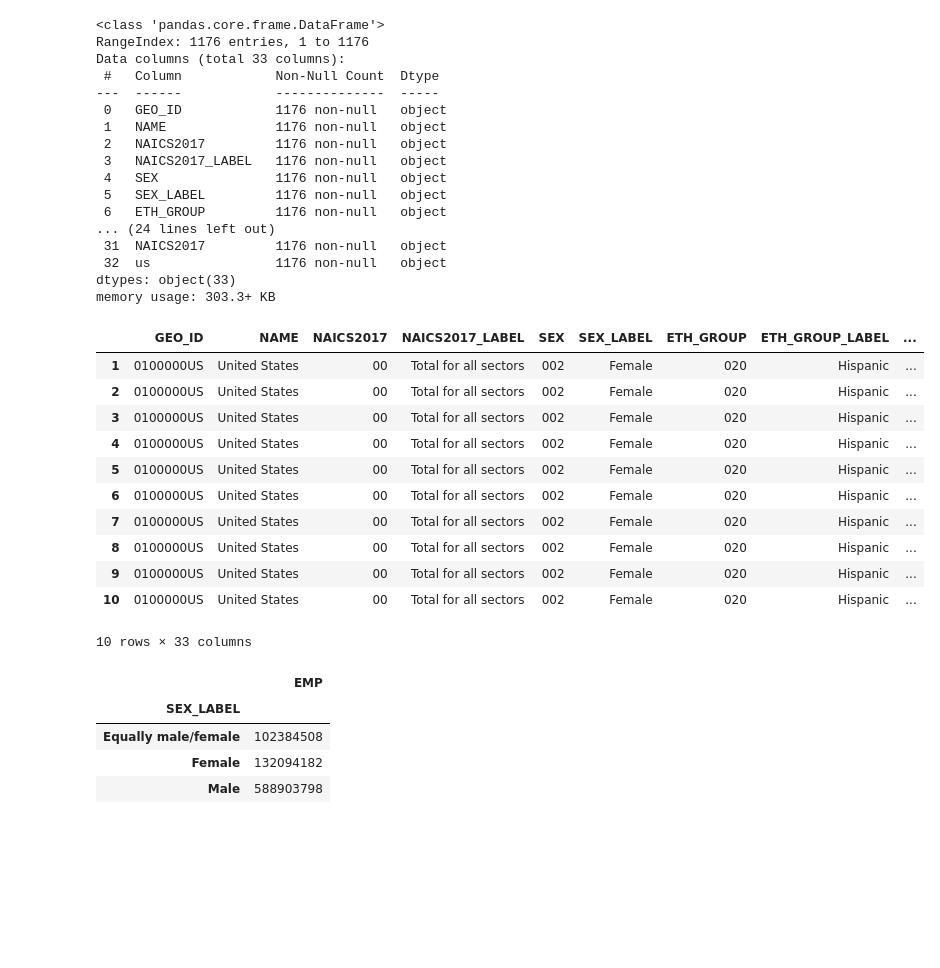
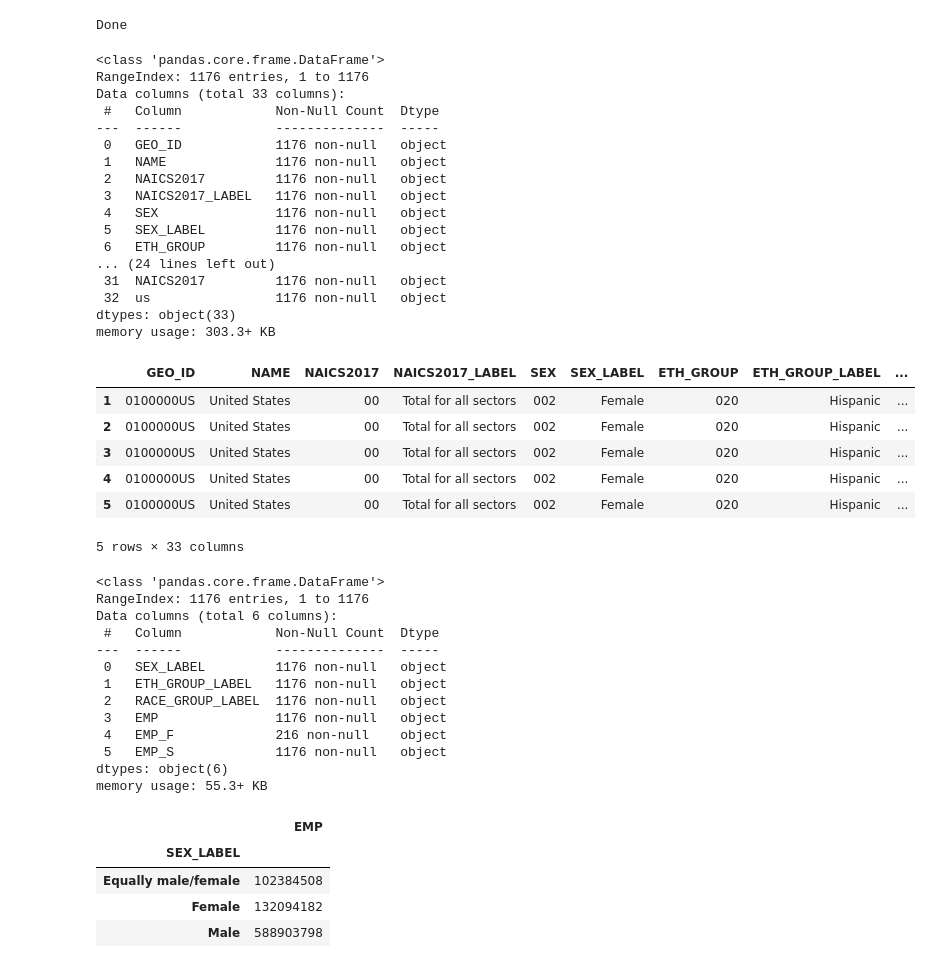
Before and after one commit to czn0023/CensusAPI, a Jupyter notebook: Visualizations.ipynb, the cells around one changed output. Cells and saved outputs as stored; diff of their text form; code cells hidden in the pictures; blank space fills up the shorter version.

```diff
--- a/Visualizations.ipynb
+++ b/Visualizations.ipynb
@@ -11,47 +11,80 @@ def jprint(obj):
     print(text)
 
 api_key = '17c351b702fe133b97f4d097617788e6315c2f49'
-base_url = "https://api.census.gov/data/2018/abscs?get=GEO_ID,NAME,NAICS2017,NAICS2017_LABEL,SEX,SEX_LABEL,ETH_GROUP,ETH_GROUP_LABEL,RACE_GROUP,RACE_GROUP_LABEL,VET_GROUP,VET_GROUP_LABEL,EMPSZFI,EMPSZFI_LABEL,YEAR,FIRMPDEMP,FIRMPDEMP_F,RCPPDEMP,RCPPDEMP_F,EMP,EMP_F,PAYANN,PAYANN_F,FIRMPDEMP_S,FIRMPDEMP_S_F,RCPPDEMP_S,RCPPDEMP_S_F,EMP_S,EMP_S_F,PAYANN_S,PAYANN_S_F&for=us:*&NAICS2017=00&key="
-complete_url = base_url + api_key
-response = requests.get(complete_url)
-data = response.json()
-with open('data.json', 'w') as f:
-    json.dump(data, f)
+base_url1 = "https://api.census.gov/data/2018/abscs?get=GEO_ID,NAME,NAICS2017,NAICS2017_LABEL,SEX,SEX_LABEL,ETH_GROUP,ETH_GROUP_LABEL,RACE_GROUP,RACE_GROUP_LABEL,VET_GROUP,VET_GROUP_LABEL,EMPSZFI,EMPSZFI_LABEL,YEAR,FIRMPDEMP,FIRMPDEMP_F,RCPPDEMP,RCPPDEMP_F,EMP,EMP_F,PAYANN,PAYANN_F,FIRMPDEMP_S,FIRMPDEMP_S_F,RCPPDEMP_S,RCPPDEMP_S_F,EMP_S,EMP_S_F,PAYANN_S,PAYANN_S_F&for=us:*&NAICS2017=00&key="
+base_url2 = "https://api.census.gov/data/2018/abscb?get=GEO_ID,NAME,NAICS2017,NAICS2017_LABEL,SEX,SEX_LABEL,ETH_GROUP,ETH_GROUP_LABEL,RACE_GROUP,RACE_GROUP_LABEL,VET_GROUP,VET_GROUP_LABEL,QDESC,QDESC_LABEL,BUSCHAR,BUSCHAR_LABEL,YEAR,FIRMPDEMP,FIRMPDEMP_F,FIRMPDEMP_PCT,FIRMPDEMP_PCT_F,RCPPDEMP,RCPPDEMP_F,RCPPDEMP_PCT,RCPPDEMP_PCT_F,EMP,EMP_F,EMP_PCT,EMP_PCT_F,PAYANN,PAYANN_F,PAYANN_PCT,PAYANN_PCT_F,FIRMPDEMP_S,FIRMPDEMP_S_F,FIRMPDEMP_PCT_S,FIRMPDEMP_PCT_S_F,RCPPDEMP_S,RCPPDEMP_S_F,RCPPDEMP_PCT_S,RCPPDEMP_PCT_S_F,EMP_S,EMP_S_F,EMP_PCT_S,EMP_PCT_S_F,PAYANN_S,PAYANN_S_F,PAYANN_PCT_S,PAYANN_PCT_S_F&for=us:*&key="
+base_url3 = "https://api.census.gov/data/2018/abscbo?get=GEO_ID,NAME,NAICS2017,NAICS2017_LABEL,OWNER_SEX,OWNER_SEX_LABEL,OWNER_ETH,OWNER_ETH_LABEL,OWNER_RACE,OWNER_RACE_LABEL,OWNER_VET,OWNER_VET_LABEL,QDESC,QDESC_LABEL,OWNCHAR,OWNCHAR_LABEL,YEAR,OWNPDEMP,OWNPDEMP_F,OWNPDEMP_PCT,OWNPDEMP_PCT_F,OWNPDEMP_S,OWNPDEMP_S_F,OWNPDEMP_PCT_S,OWNPDEMP_PCT_S_F&for=us:*&key="
+base_url4 = "https://api.census.gov/data/2018/abstcb?get=GEO_ID,NAME,NAICS2017,NAICS2017_LABEL,SEX,SEX_LABEL,ETH_GROUP,ETH_GROUP_LABEL,RACE_GROUP,RACE_GROUP_LABEL,VET_GROUP,VET_GROUP_LABEL,NSFSZFI,NSFSZFI_LABEL,FACTORS_P,FACTORS_P_LABEL,YEAR,FIRMPDEMP,FIRMPDEMP_F,FIRMPDEMP_PCT,FIRMPDEMP_PCT_F,RCPPDEMP,RCPPDEMP_F,RCPPDEMP_PCT,RCPPDEMP_PCT_F,EMP,EMP_F,EMP_PCT,EMP_PCT_F,PAYANN,PAYANN_F,PAYANN_PCT,PAYANN_PCT_F,FIRMPDEMP_S,FIRMPDEMP_S_F,FIRMPDEMP_PCT_S,FIRMPDEMP_PCT_S_F,RCPPDEMP_S,RCPPDEMP_S_F,RCPPDEMP_PCT_S,RCPPDEMP_PCT_S_F,EMP_S,EMP_S_F,EMP_PCT_S,EMP_PCT_S_F,PAYANN_S,PAYANN_S_F,PAYANN_PCT_S,PAYANN_PCT_S_F&for=us:*&key="
+complete_url1 = base_url1 + api_key
+complete_url2 = base_url2 + api_key
+complete_url3 = base_url3 + api_key
+complete_url4 = base_url4 + api_key
+response1 = requests.get(complete_url1)
+response2 = requests.get(complete_url2)
+response3 = requests.get(complete_url3)
+response4 = requests.get(complete_url4)
+data1 = response1.json()
+data2 = response2.json()
+data3 = response3.json()
+data4 = response4.json()
+with open('data1.json', 'w') as f:
+    json.dump(data1, f)
+with open('data2.json', 'w') as f:
+    json.dump(data2, f)
+with open('data3.json', 'w') as f:
+    json.dump(data3, f)
+with open('data4.json', 'w') as f:
+    json.dump(data4, f)
+print('Done')
+# %% [output]
+Done
 # %%
-df = pd.read_json("data.json")
-new_header = df.loc[0]
-df = df[1:]
-df.columns = new_header
-df.info()
-df.head(10)
+df1 = pd.read_json("data1.json")
+new_header = df1.loc[0]
+df1 = df1[1:]
+df1.columns = new_header
+df1.info()
+df1.head(5)
 # %% [output]
 <class 'pandas.core.frame.DataFrame'>
 RangeIndex: 1176 entries, 1 to 1176
 Data columns (total 33 columns):
  #   Column            Non-Null Count  Dtype
 ---  ------            --------------  -----
  0   GEO_ID            1176 non-null   object
  1   NAME              1176 non-null   object
  2   NAICS2017         1176 non-null   object
  3   NAICS2017_LABEL   1176 non-null   object
  4   SEX               1176 non-null   object
  5   SEX_LABEL         1176 non-null   object
  6   ETH_GROUP         1176 non-null   object
 ... (24 lines left out)
  31  NAICS2017         1176 non-null   object
  32  us                1176 non-null   object
 dtypes: object(33)
 memory usage: 303.3+ KB
 |  | GEO_ID | NAME | NAICS2017 | NAICS2017_LABEL | SEX | SEX_LABEL | ETH_GROUP | ETH_GROUP_LABEL | ... |
 | 1 | 0100000US | United States | 00 | Total for all sectors | 002 | Female | 020 | Hispanic | ... |
 | 2 | 0100000US | United States | 00 | Total for all sectors | 002 | Female | 020 | Hispanic | ... |
 | 3 | 0100000US | United States | 00 | Total for all sectors | 002 | Female | 020 | Hispanic | ... |
 | 4 | 0100000US | United States | 00 | Total for all sectors | 002 | Female | 020 | Hispanic | ... |
 | 5 | 0100000US | United States | 00 | Total for all sectors | 002 | Female | 020 | Hispanic | ... |
-| 6 | 0100000US | United States | 00 | Total for all sectors | 002 | Female | 020 | Hispanic | ... |
-| 7 | 0100000US | United States | 00 | Total for all sectors | 002 | Female | 020 | Hispanic | ... |
-| 8 | 0100000US | United States | 00 | Total for all sectors | 002 | Female | 020 | Hispanic | ... |
-| 9 | 0100000US | United States | 00 | Total for all sectors | 002 | Female | 020 | Hispanic | ... |
-| 10 | 0100000US | United States | 00 | Total for all sectors | 002 | Female | 020 | Hispanic | ... |
-10 rows × 33 columns
+5 rows × 33 columns
+# %%
+df1 = df1.drop(['GEO_ID','NAME','NAICS2017','NAICS2017_LABEL','SEX','ETH_GROUP','RACE_GROUP','VET_GROUP','VET_GROUP_LABEL','EMPSZFI','EMPSZFI_LABEL','YEAR','FIRMPDEMP','FIRMPDEMP_F','RCPPDEMP','RCPPDEMP_F','PAYANN','PAYANN_F','FIRMPDEMP_S','FIRMPDEMP_S_F','RCPPDEMP_S','RCPPDEMP_S_F','EMP_S_F','PAYANN_S','PAYANN_S_F','NAICS2017','us'], axis = 1)
+df1.info()
+# %% [output]
+<class 'pandas.core.frame.DataFrame'>
+RangeIndex: 1176 entries, 1 to 1176
+Data columns (total 6 columns):
+ #   Column            Non-Null Count  Dtype
+---  ------            --------------  -----
+ 0   SEX_LABEL         1176 non-null   object
+ 1   ETH_GROUP_LABEL   1176 non-null   object
+ 2   RACE_GROUP_LABEL  1176 non-null   object
+ 3   EMP               1176 non-null   object
+ 4   EMP_F             216 non-null    object
+ 5   EMP_S             1176 non-null   object
+dtypes: object(6)
+memory usage: 55.3+ KB
 # %%
```
Also changed, not shown: parts of 4 cells of this notebook.
